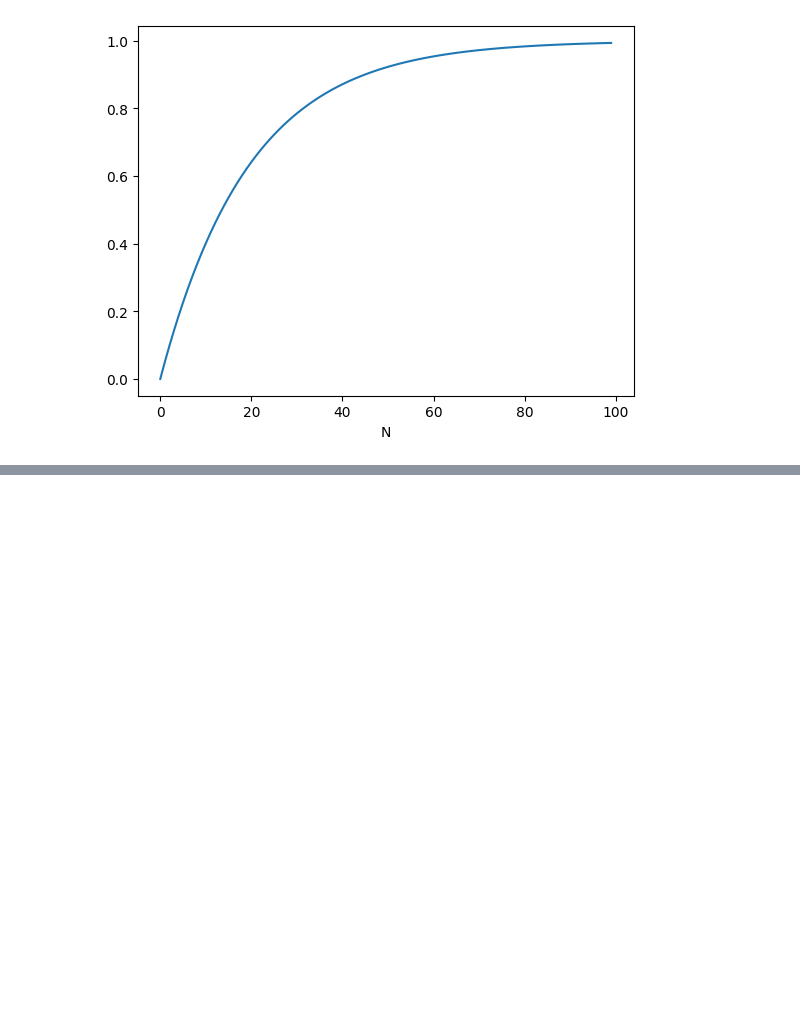
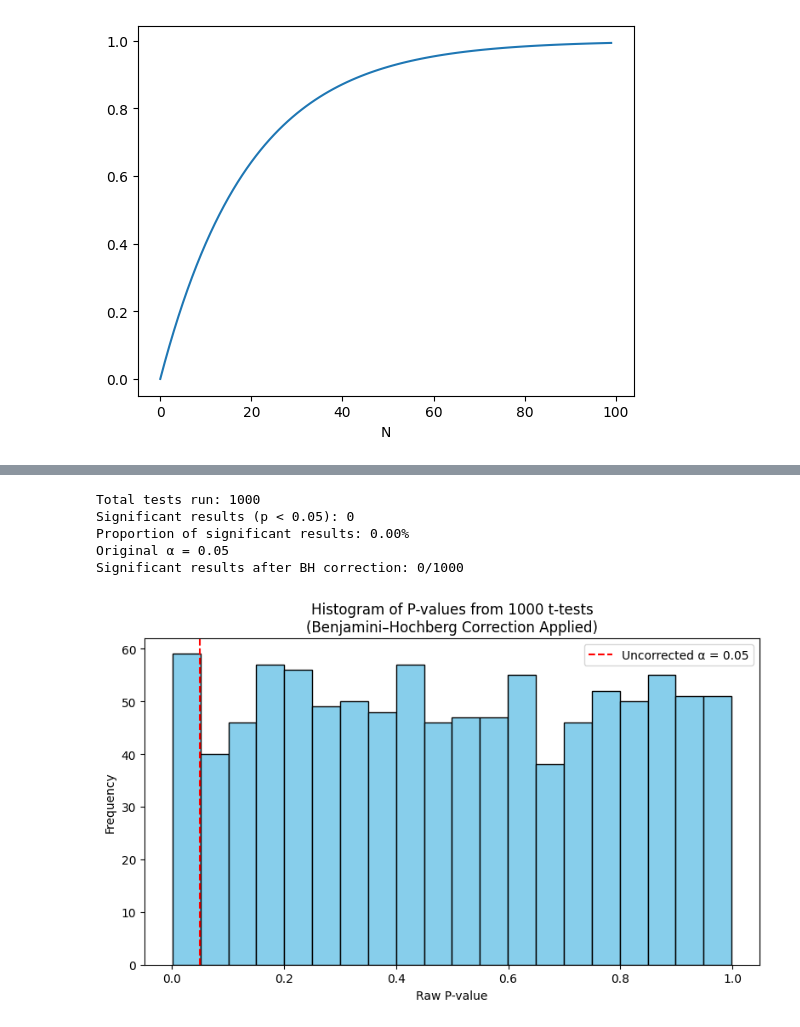
Before and after one commit to rfortuna98/QNC-Fall-2025, a Jupyter notebook: Copy_of_Multiple_Comparisons1.ipynb, the cells around one changed output, grey strips where cells are left out. Saved outputs shown, nothing was run; the diff lists cells and outputs as text; code cells hidden in the pictures; blank space fills up the shorter version.

```diff
--- a/Copy_of_Multiple_Comparisons1.ipynb
+++ b/Copy_of_Multiple_Comparisons1.ipynb
@@ -148,0 +186,59 @@ Bonferroni Correction - Significant results (p < 0.05): 0
+# %%
+#Benjamini–Hochberg procedure
+
+import numpy as np
+import matplotlib.pyplot as plt
+from scipy.stats import ttest_ind
+from statsmodels.stats.multitest import multipletests
+
+# --- Parameters ---
+num_tests = 1000
+sample_size = 10
+alpha = 0.05
+
+# --- Simulate t-tests ---
+p_values = []
+for _ in range(num_tests):
+    sample1 = np.random.normal(0, 1, sample_size)
+    sample2 = np.random.normal(0, 1, sample_size)
+    _, p = ttest_ind(sample1, sample2)
+    p_values.append(p)
+
+p_values = np.array(p_values)
+
+# --- Apply Benjamini-Hochberg (FDR) correction ---
+rejects, pvals_corrected, _, _ = multipletests(p_values, alpha=alpha, method='fdr_bh')
+
+# Count significant results after BH correction
+num_significant_bh = np.sum(rejects)
+
+
+# --- Count significant results ---
+num_significant = np.sum(pvals_corrected < alpha)
+percent_significant = 100 * num_significant / num_tests
+
+# --- Output summary ---
+print(f"Total tests run: {num_tests}")
+print(f"Significant results (p < {alpha}): {num_significant}")
+print(f"Proportion of significant results: {percent_significant:.2f}%")
+# --- Output summary ---
+print(f"Original α = {alpha}")
+print(f"Significant results after BH correction: {num_significant_bh}/{num_tests}")
+
+# --- Plot histogram of raw p-values ---
+plt.figure(figsize=(8, 5))
+plt.hist(p_values, bins=20, color='skyblue', edgecolor='black')
+plt.axvline(x=alpha, color='red', linestyle='--', label='Uncorrected α = 0.05')
+plt.title('Histogram of P-values from 1000 t-tests\n(Benjamini–Hochberg Correction Applied)')
+plt.xlabel('Raw P-value')
+plt.ylabel('Frequency')
+plt.legend()
+plt.tight_layout()
+plt.show()
+# %% [output]
+Total tests run: 1000
+Significant results (p < 0.05): 0
+Proportion of significant results: 0.00%
+Original α = 0.05
+Significant results after BH correction: 0/1000
+[figure, added]
```
Also changed, not shown: parts of 6 cells of this notebook.
